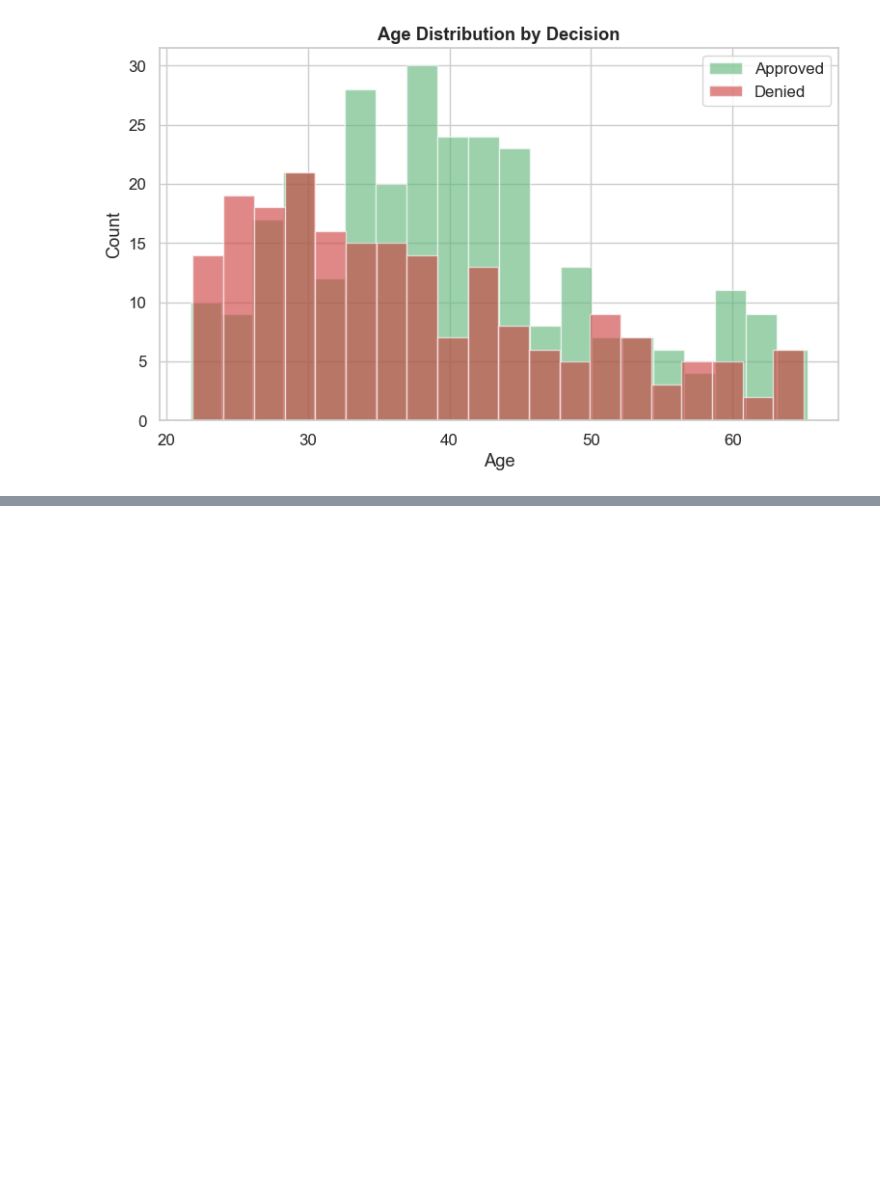
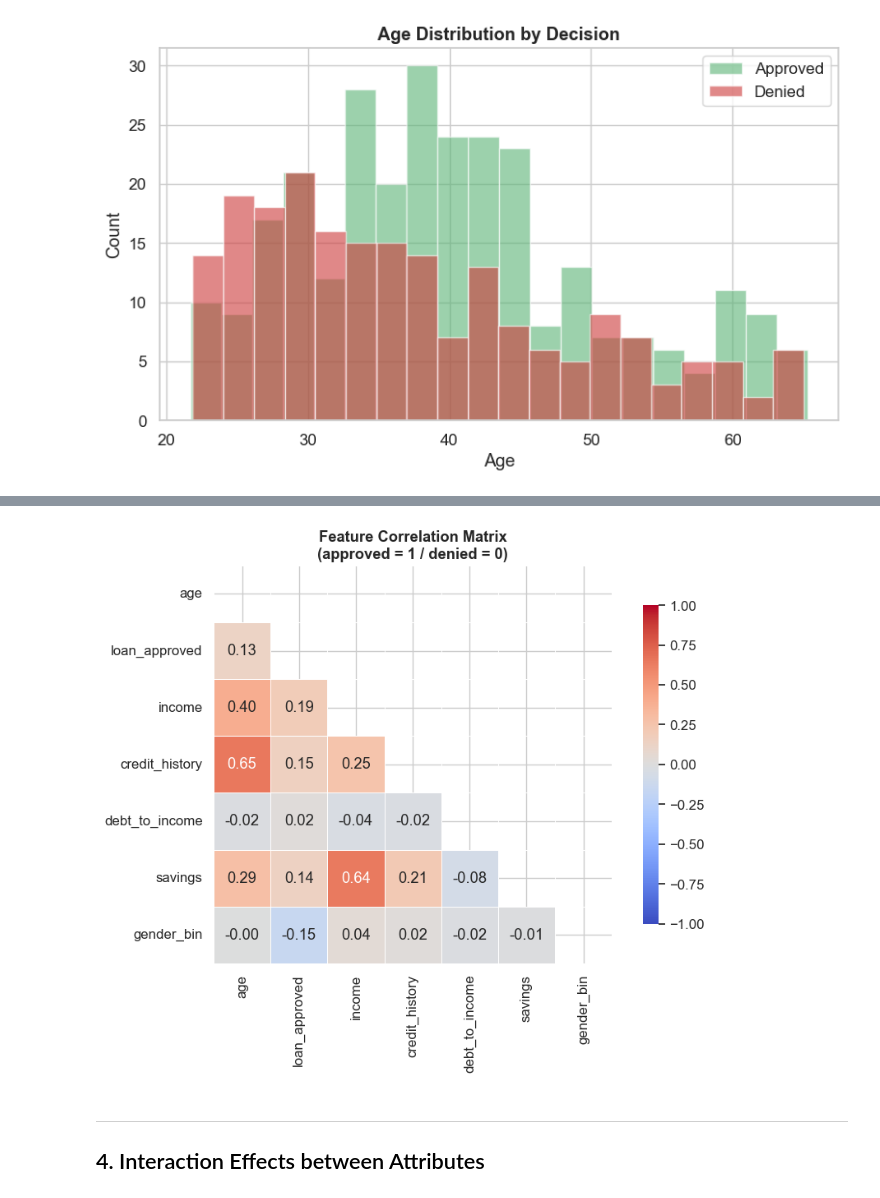
Before and after one commit to selin71414/dego-project-team9, a Jupyter notebook: notebooks/02-bias-analysis.ipynb, the cells around one changed output, grey strips where cells are left out. Saved outputs shown, nothing was run; the diff lists cells and outputs as text; code cells hidden in the pictures; blank space fills up the shorter version.

Commit message:
proxy variables and interaction effects analysis

```diff
--- a/notebooks/02-bias-analysis.ipynb
+++ b/notebooks/02-bias-analysis.ipynb
@@ -19,9 +26,8 @@ df_clean = pd.read_csv('../data/processed/applications_clean.csv')
 df = df_clean.copy()
 
 # Convert the date of birth column to actual dates
-df['applicant_info.date_of_birth_clean'] = pd.to_datetime(
-    df['applicant_info.date_of_birth_clean'], errors='coerce' # prevents an error if any value can't be read as a date
-)
+df['applicant_info.date_of_birth_clean'] = pd.to_datetime(df['applicant_info.date_of_birth_clean'], errors='coerce') # prevents an error if any value can't be read as a date
+
 
 # Creating a new column 'age' (reference date = 2024-01-01, consistent with dataset 'processing_timestamp' column)
 ref_date = pd.Timestamp('2024-01-01')
@@ -252,0 +341,28 @@ plt.show()
+# %%
+# Correlation Heatmap
+analysis_cols = ['gender', 'age', 'loan_approved', 'income', 'credit_history', 'debt_to_income', 'savings']
+
+df_corr = df_age[analysis_cols].copy()
+
+df_corr['loan_approved'] = df_corr['loan_approved'].astype(int)
+df_corr['gender_bin'] = (df_corr['gender'] == 'Female').astype(int)
+df_corr = df_corr.drop(columns=['gender'])
+
+corr_matrix = df_corr.dropna().corr()
+
+fig, ax = plt.subplots(figsize=(9, 7))
+
+mask = np.triu(np.ones_like(corr_matrix, dtype=bool))
+
+sns.heatmap(corr_matrix, mask=mask, annot=True, fmt='.2f', cmap='coolwarm',
+            center=0, vmin=-1, vmax=1, square=True, ax=ax,
+            linewidths=0.5, cbar_kws={'shrink': 0.8})
+
+ax.set_title('Feature Correlation Matrix\n(approved = 1 / denied = 0)', fontweight='bold')
+plt.tight_layout()
+plt.show()
+# %% [output]
+[figure, added]
+# %% [markdown]
+---
+## 4. Interaction Effects between Attributes
```
Also changed, not shown: parts of 16 cells of this notebook.
